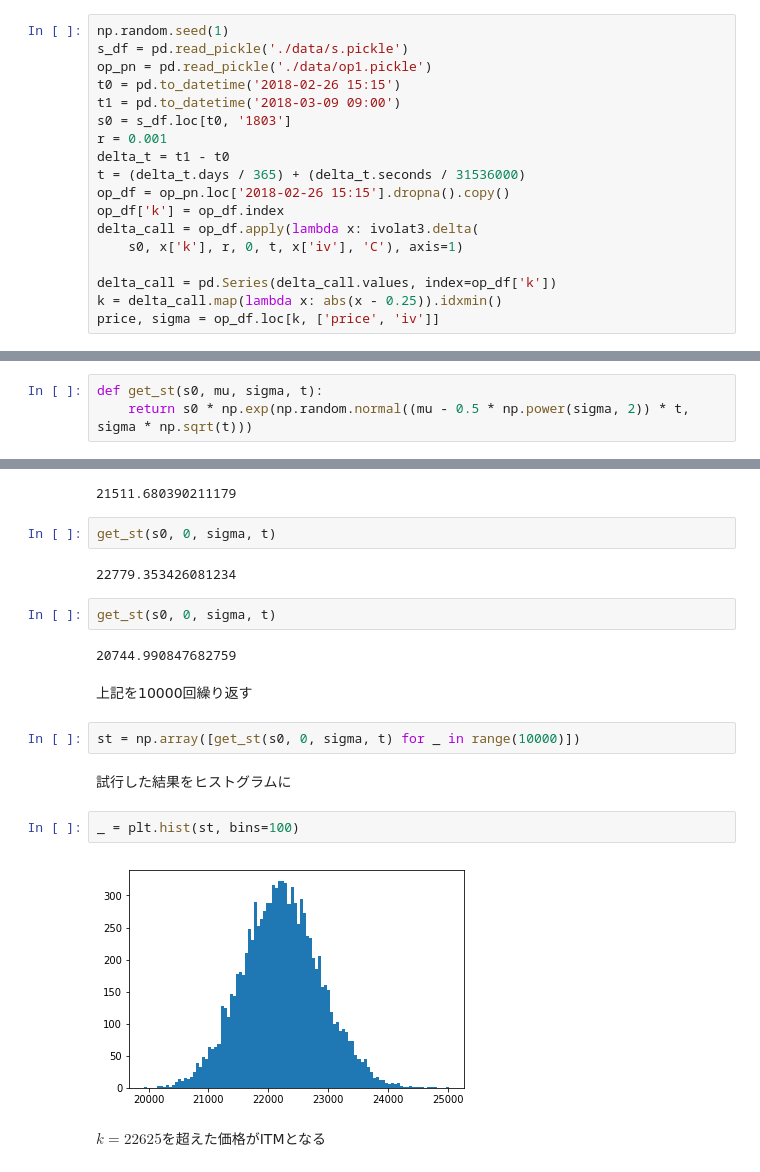
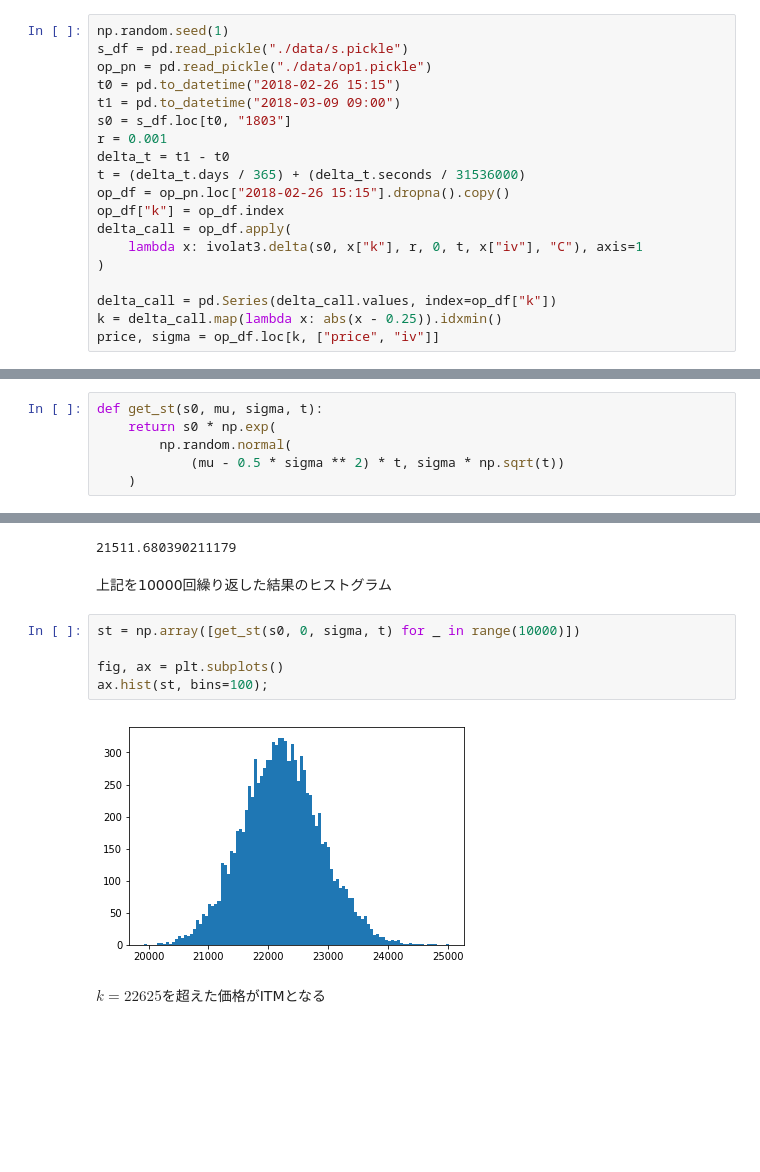
Before and after one commit to drillan/option-old, a Jupyter notebook: OptionPricing.ipynb, the cells around one changed output, grey strips where cells are left out. Drawn from its saved outputs; the diff is of its cells as text; blank space fills up the shorter version.

```diff
--- a/OptionPricing.ipynb
+++ b/OptionPricing.ipynb
@@ -13,22 +15,23 @@ import matplotlib.pyplot as plt
 import ivolat3
 # %%
 np.random.seed(1)
-s_df = pd.read_pickle('./data/s.pickle')
-op_pn = pd.read_pickle('./data/op1.pickle')
-t0 = pd.to_datetime('2018-02-26 15:15')
-t1 = pd.to_datetime('2018-03-09 09:00')
-s0 = s_df.loc[t0, '1803']
+s_df = pd.read_pickle("./data/s.pickle")
+op_pn = pd.read_pickle("./data/op1.pickle")
+t0 = pd.to_datetime("2018-02-26 15:15")
+t1 = pd.to_datetime("2018-03-09 09:00")
+s0 = s_df.loc[t0, "1803"]
 r = 0.001
 delta_t = t1 - t0
 t = (delta_t.days / 365) + (delta_t.seconds / 31536000)
-op_df = op_pn.loc['2018-02-26 15:15'].dropna().copy()
-op_df['k'] = op_df.index
-delta_call = op_df.apply(lambda x: ivolat3.delta(
-    s0, x['k'], r, 0, t, x['iv'], 'C'), axis=1)
+op_df = op_pn.loc["2018-02-26 15:15"].dropna().copy()
+op_df["k"] = op_df.index
+delta_call = op_df.apply(
+    lambda x: ivolat3.delta(s0, x["k"], r, 0, t, x["iv"], "C"), axis=1
+)
 
-delta_call = pd.Series(delta_call.values, index=op_df['k'])
+delta_call = pd.Series(delta_call.values, index=op_df["k"])
 k = delta_call.map(lambda x: abs(x - 0.25)).idxmin()
-price, sigma = op_df.loc[k, ['price', 'iv']]
+price, sigma = op_df.loc[k, ["price", "iv"]]
 # %% [markdown]
 ### 2018年02月26日のコールオプション
 # %%
@@ -61,6 +81,9 @@ $t = 0.03$
 # %%
 def get_st(s0, mu, sigma, t):
-    return s0 * np.exp(np.random.normal((mu - 0.5 * np.power(sigma, 2)) * t, sigma * np.sqrt(t)))
+    return s0 * np.exp(
+        np.random.normal(
+            (mu - 0.5 * sigma ** 2) * t, sigma * np.sqrt(t))
+    )
 # %%
 get_st(s0, 0, sigma, t)
 # %% [output]
@@ -77,24 +100,15 @@ get_st(s0, 0, sigma, t)
 get_st(s0, 0, sigma, t)
 # %% [output]
 21511.680390211179
-# %%
-get_st(s0, 0, sigma, t)
-# %% [output]
-22779.353426081234
-# %%
-get_st(s0, 0, sigma, t)
-# %% [output]
-20744.990847682759
-# %% [markdown]
-上記を10000回繰り返す
+# %% [markdown]
+上記を10000回繰り返した結果のヒストグラム
 # %%
 st = np.array([get_st(s0, 0, sigma, t) for _ in range(10000)])
+
+fig, ax = plt.subplots()
+ax.hist(st, bins=100);
+# %% [output]
+[figure, added]
-# %% [markdown]
-試行した結果をヒストグラムに
-# %%
-_ = plt.hist(st, bins=100)
-# %% [output]
-[figure, removed]
 # %% [markdown]
 $k = 22625$を超えた価格がITMとなる
 # %%
```
Also changed, not shown: parts of 19 cells of this notebook, 6 other files.
